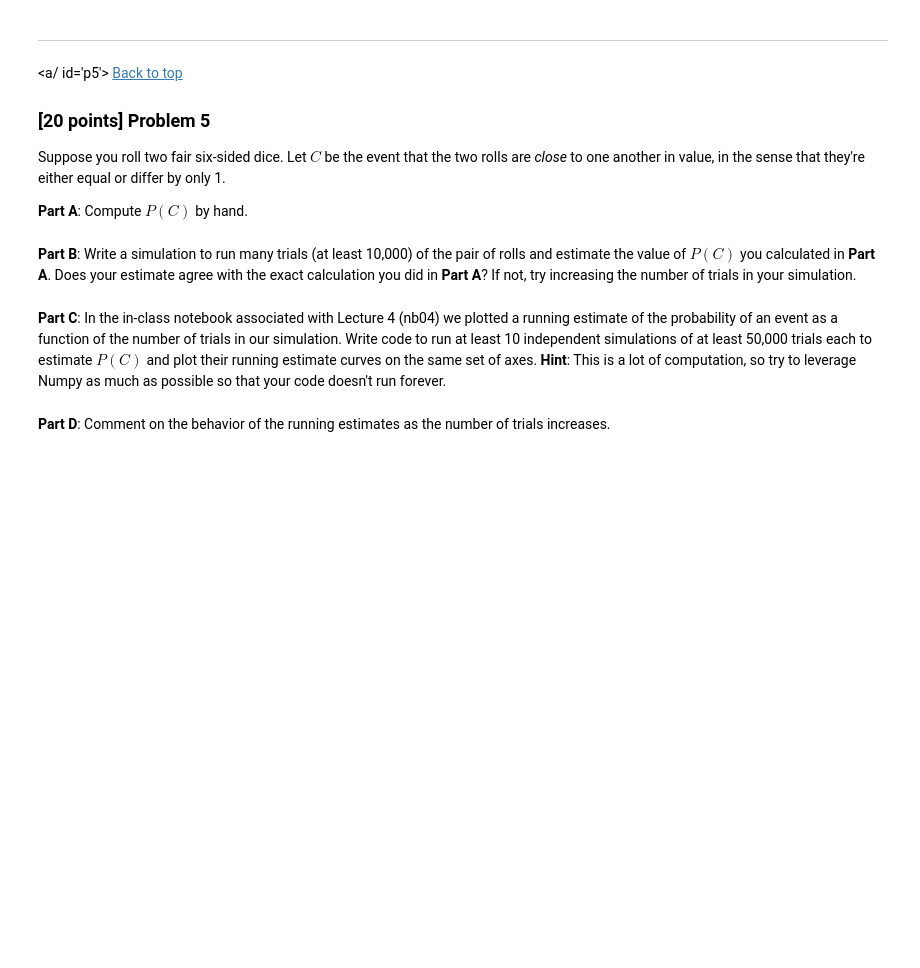
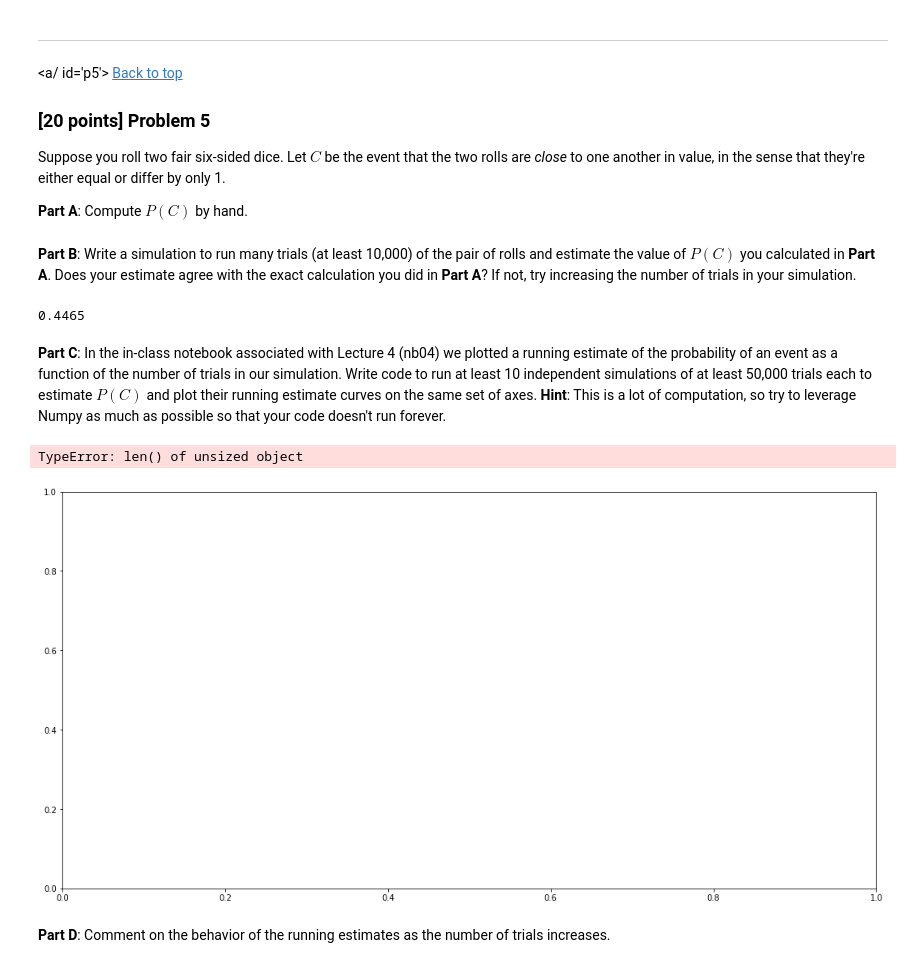
Before and after one commit to howardmonington/friendly-fortnight, a Jupyter notebook: homework/homework2/hmwk02_Lastname_Firstname.ipynb, the cells around one changed output. Drawn from its saved outputs; the diff is of its cells as text; code cells hidden in the pictures; blank space fills up the shorter version.

```diff
--- a/homework/homework2/hmwk02_Lastname_Firstname.ipynb
+++ b/homework/homework2/hmwk02_Lastname_Firstname.ipynb
@@ -1023,8 +1048,46 @@ Suppose you roll two fair six-sided dice.  Let $C$ be the event that the two rol
 **Part A**: Compute $P(C)$ by hand.
 # %% [markdown]
 **Part B**: Write a simulation to run many trials (at least 10,000) of the pair of rolls and estimate the value of $P(C)$ you calculated in **Part A**.  Does your estimate agree with the exact calculation you did in **Part A**?  If not, try increasing the number of trials in your simulation.
+# %%
+import random
+
+die_choices = [1,2,3,4,5,6]
+
+def sim_x_rolls(x):
+    close = 0
+    for x_range in range(x):
+        d1 = random.choice(die_choices)
+        d2 = random.choice(die_choices)
+        if abs(d1 - d2) <= 1:
+            close += 1
+    return close/x
+
+sim_x_rolls(10000)
+# %% [output]
+0.4465
 # %% [markdown]
 **Part C**: In the in-class notebook associated with Lecture 4 (nb04) we plotted a running estimate of the probability of an event as a function of the number of trials in our simulation.  Write code to run at least 10 independent simulations of at least 50,000 trials each to estimate $P(C)$ and plot their running estimate curves on the same set of axes. **Hint**: This is a lot of computation, so try to leverage Numpy as much as possible so that your code doesn't run forever.
+# %%
+import numpy as np
+
+die = np.array([1,2,3,4,5,6])
+
+fig, ax = plt.subplots(1,1,figsize=(18, 9))
+
+def run_sim(x):
+    trial_close = np.array()
+    #the only reason that we can do this is because the rolls are independent of one another. Allows us to utilize
+    #numpy and make some arrays at the beginning before we start the simulation
+    d1_rolls = np.random.choice(die, size = x)
+    d2_rolls = np.random.choice(die, size = x)
+    for current_index in range(x):
+        trial_close[current_index] = 1 if d1_rolls[current_index] - d2_rolls[current_index] <= 1 else 0
+#         print(f"Trial x: {current_index} | Close Bool Array: {trial_close} | d1_rolls: {d1_rolls[:current_index]} | d2_rolls: {d2_rolls[:current_index]}")
+    print()
+run_sim(5)
+# %% [output]
+TypeError: len() of unsized object
+[figure, added]
 # %% [markdown]
 **Part D**: Comment on the behavior of the running estimates as the number of trials increases.
 # %% [markdown]
```
Also changed, not shown: parts of 4 cells of this notebook.
